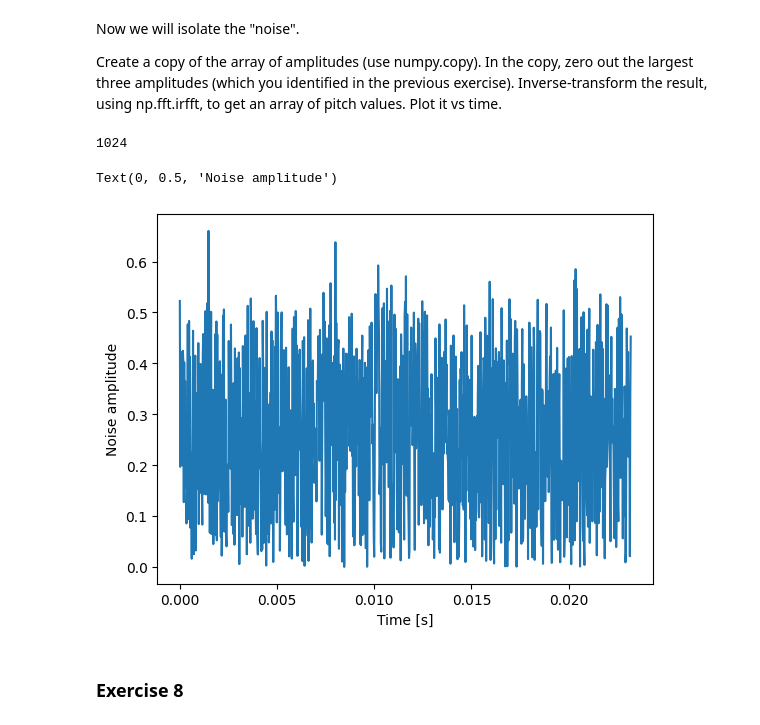
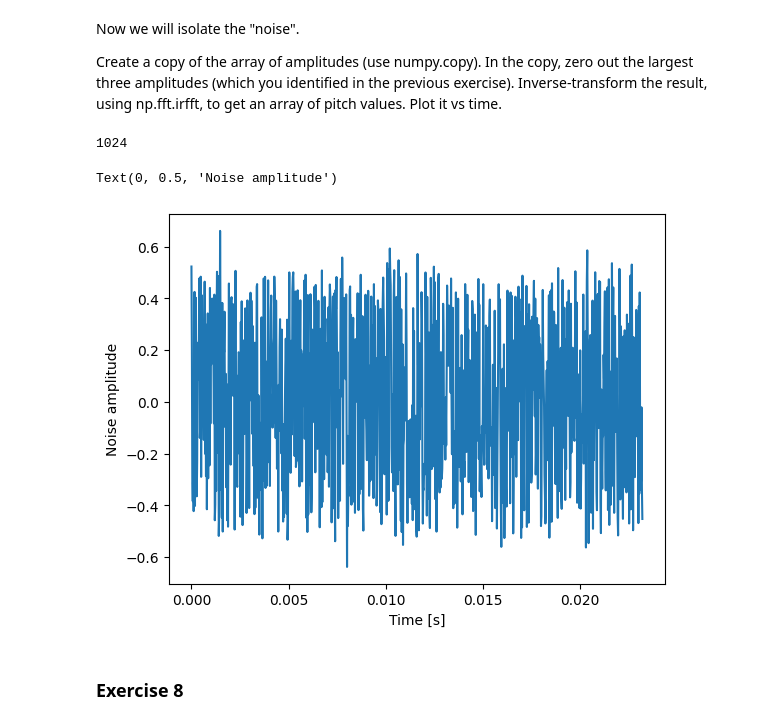
Before and after one commit to fadifarook/407-Computational-Lab, a Jupyter notebook: Week 5/InformalLabExercises5-Template.ipynb, the cells around one changed output. Cells and saved outputs as stored; diff of their text form; code cells hidden in the pictures.

```diff
--- a/Week 5/InformalLabExercises5-Template.ipynb
+++ b/Week 5/InformalLabExercises5-Template.ipynb
@@ -170,17 +170,17 @@ Create a copy of the array of amplitudes (use numpy.copy). In the copy, zero out
 # %%
 noise = np.copy(pitch_hat)
 noise[maxIndices] = 0.  # set the three max indices to 0
 
 noiseTime = np.fft.irfft(noise)
 
 print(len(noiseTime))
-plt.plot(t, np.abs(noiseTime))
+plt.plot(t, noiseTime)
 plt.xlabel("Time [s]")
 plt.ylabel("Noise amplitude")
 # %% [output]
 1024
 Text(0, 0.5, 'Noise amplitude')
-[figure, old version]
+[figure, new version]
 # %% [markdown]
 ### Exercise 8
 # %% [markdown]
```
Also changed, not shown: parts of 2 cells of this notebook, 6 other files.
